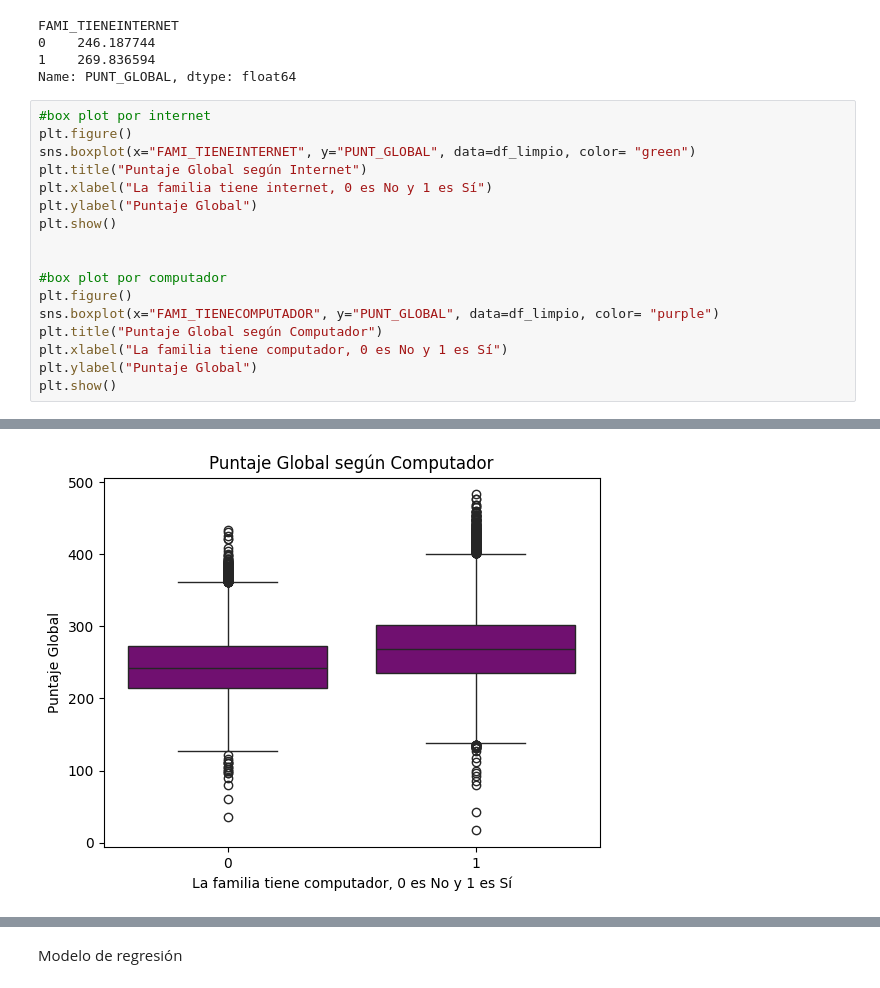
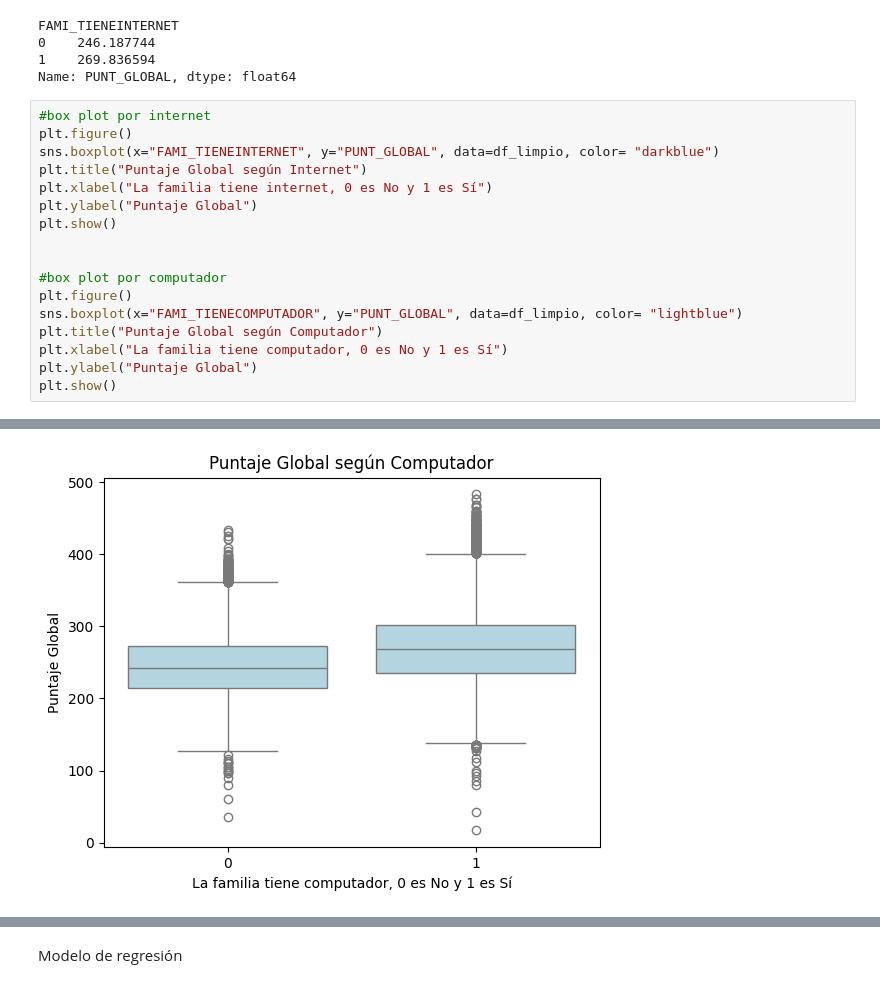
Before and after one commit to isabellagomez2003-sys/Proyecto-1, a Jupyter notebook: Soporte3_FuentesDeAnalisis_Pregunta2.ipynb, the cells around one changed output, grey strips where cells are left out. Cells and saved outputs as stored; diff of their text form.

```diff
--- a/Soporte3_FuentesDeAnalisis_Pregunta2.ipynb
+++ b/Soporte3_FuentesDeAnalisis_Pregunta2.ipynb
@@ -166,7 +160,7 @@ Name: PUNT_GLOBAL, dtype: float64
 # %%
 #box plot por internet
 plt.figure()
-sns.boxplot(x="FAMI_TIENEINTERNET", y="PUNT_GLOBAL", data=df_limpio, color= "green")
+sns.boxplot(x="FAMI_TIENEINTERNET", y="PUNT_GLOBAL", data=df_limpio, color= "darkblue")
 plt.title("Puntaje Global según Internet")
 plt.xlabel("La familia tiene internet, 0 es No y 1 es Sí")
 plt.ylabel("Puntaje Global")
@@ -175,7 +169,7 @@ plt.show()
 
 #box plot por computador
 plt.figure()
-sns.boxplot(x="FAMI_TIENECOMPUTADOR", y="PUNT_GLOBAL", data=df_limpio, color= "purple")
+sns.boxplot(x="FAMI_TIENECOMPUTADOR", y="PUNT_GLOBAL", data=df_limpio, color= "lightblue")
 plt.title("Puntaje Global según Computador")
 plt.xlabel("La familia tiene computador, 0 es No y 1 es Sí")
 plt.ylabel("Puntaje Global")
@@ -185 +179 @@ plt.show()
-[figure, old version]
+[figure, new version]
```
Also changed, not shown: parts of 11 cells of this notebook, 1 other file.
